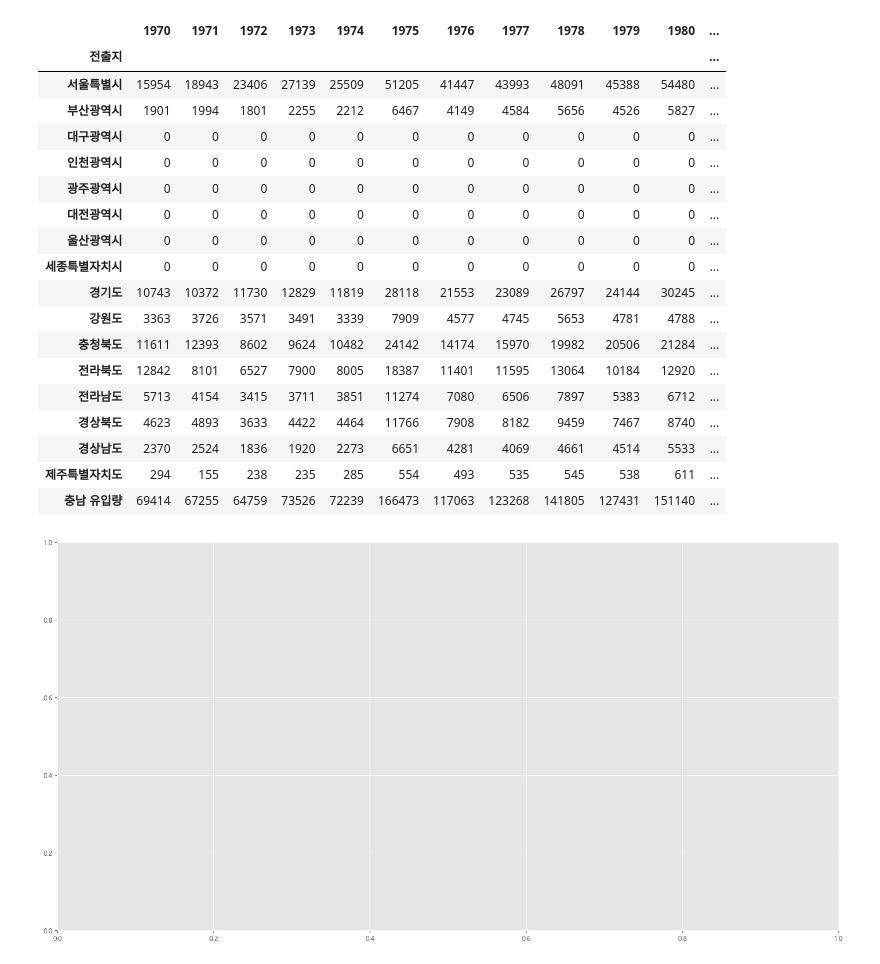
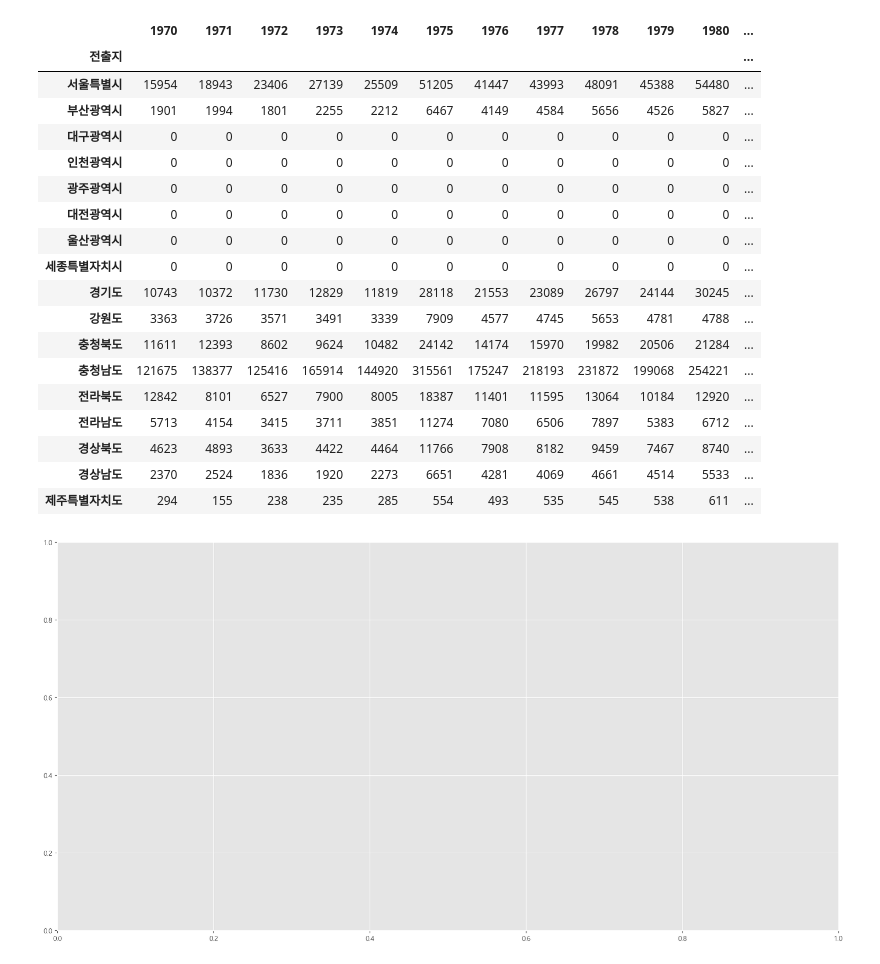
Before and after one commit to yjs3402/python_YJS, a Jupyter notebook: 판다스/판다스천안유입.ipynb, the cells around one changed output. Saved outputs shown, nothing was run; the diff lists cells and outputs as text; code cells hidden in the pictures.

```diff
--- a/판다스/판다스천안유입.ipynb
+++ b/판다스/판다스천안유입.ipynb
@@ -20,73 +20,73 @@ pd.set_option('display.max_columns', None)
 pd.set_option('display.max_rows', None)
 # %%
 # to_choongnam : 충남 인구 유입량, choongnam_to : 충남 인구 유출량
-mask_to_choongnam = (df['전출지별'] != '충청남도') & (df['전입지별'] == '충청남도')
+mask_to_choongnam = (df['전입지별'] == '충청남도')
 mask_choongnam_to = (df['전출지별'] == '충청남도') & (df['전입지별'] != '충청남도')
 
-##################################충남 인구 유입량 처리#######################################
+# ##################################충남 인구 유입량 처리#######################################
 # df_to_choongnam : 충남 인구 유입량
 df_to_choongnam = df[mask_to_choongnam]
 df_to_choongnam = df_to_choongnam[1:]
 df_to_choongnam = df_to_choongnam.drop(['전입지별'], axis=1)
 df_to_choongnam = df_to_choongnam.rename({'전출지별' : '전출지'}, axis=1)
 df_to_choongnam = df_to_choongnam.set_index('전출지')
 
-# '충남 유입량' index 추가
-df_to_choongnam.loc['충남 유입량', :] = 0
+# # '충남 유입량' index 추가
+# df_to_choongnam.loc['충남 유입량', :] = 0
 
-# 빈칸 값 0으로 대체하기
-for i in range(len(df_to_choongnam['1970']) - 1):
-    for j in range(len(df_to_choongnam.iloc[0])):
-        if(df_to_choongnam.iloc[i,j] == '-'):
-            df_to_choongnam.iloc[i,j] = 0
+# # 빈칸 값 0으로 대체하기
+# for i in range(len(df_to_choongnam['1970']) - 1):
+#     for j in range(len(df_to_choongnam.iloc[0])):
+#         if(df_to_choongnam.iloc[i,j] == '-'):
+#             df_to_choongnam.iloc[i,j] = 0
 
-# 충남 유입량 계산
-for i in range(len(df_to_choongnam['1970']) - 1):
-    df_to_choongnam.loc['충남 유입량', :] += df_to_choongnam.iloc[i]
-############################################################################################
-# df_choongnam_to : 충남 인구 유출량
-df_choongnam_to = df[mask_choongnam_to]
-df_choongnam_to = df_choongnam_to[1:]
-df_choongnam_to = df_choongnam_to.drop(['전출지별'], axis=1)
-df_choongnam_to = df_choongnam_to.rename({'전입지별' : '전입지'}, axis=1)
-df_choongnam_to = df_choongnam_to.set_index('전입지')
+# # 충남 유입량 계산
+# for i in range(len(df_to_choongnam['1970']) - 1):
+#     df_to_choongnam.loc['충남 유입량', :] += df_to_choongnam.iloc[i]
+# ############################################################################################
+# # df_choongnam_to : 충남 인구 유출량
+# df_choongnam_to = df[mask_choongnam_to]
+# df_choongnam_to = df_choongnam_to[1:]
+# df_choongnam_to = df_choongnam_to.drop(['전출지별'], axis=1)
+# df_choongnam_to = df_choongnam_to.rename({'전입지별' : '전입지'}, axis=1)
+# df_choongnam_to = df_choongnam_to.set_index('전입지')
 
-# '충남 유출량' index 추가
-df_choongnam_to.loc['충남 유출량', :] = 0
+# # '충남 유출량' index 추가
+# df_choongnam_to.loc['충남 유출량', :] = 0
 
-# 빈칸 값 0으로 대체하기
-for i in range(len(df_choongnam_to['1970']) - 1):
-    for j in range(len(df_choongnam_to.iloc[0])):
-        if(df_choongnam_to.iloc[i,j] == '-'):
-            df_choongnam_to.iloc[i,j] = 0
+# # 빈칸 값 0으로 대체하기
+# for i in range(len(df_choongnam_to['1970']) - 1):
+#     for j in range(len(df_choongnam_to.iloc[0])):
+#         if(df_choongnam_to.iloc[i,j] == '-'):
+#             df_choongnam_to.iloc[i,j] = 0
 
 
-# 충남 유출량 계산
-for i in range(len(df_choongnam_to['1970']) - 1):
-    df_choongnam_to.loc['충남 유출량', :] += df_choongnam_to.iloc[i]
-##############################################################################################
+# # 충남 유출량 계산
+# for i in range(len(df_choongnam_to['1970']) - 1):
+#     df_choongnam_to.loc['충남 유출량', :] += df_choongnam_to.iloc[i]
+# ##############################################################################################
 
 df_to_choongnam
 # %% [output]
 |  | 1970 | 1971 | 1972 | 1973 | 1974 | 1975 | 1976 | 1977 | 1978 | 1979 | 1980 | ... |
 | 전출지 |  |  |  |  |  |  |  |  |  |  |  | ... |
 | 서울특별시 | 15954 | 18943 | 23406 | 27139 | 25509 | 51205 | 41447 | 43993 | 48091 | 45388 | 54480 | ... |
 | 부산광역시 | 1901 | 1994 | 1801 | 2255 | 2212 | 6467 | 4149 | 4584 | 5656 | 4526 | 5827 | ... |
 | 대구광역시 | 0 | 0 | 0 | 0 | 0 | 0 | 0 | 0 | 0 | 0 | 0 | ... |
 | 인천광역시 | 0 | 0 | 0 | 0 | 0 | 0 | 0 | 0 | 0 | 0 | 0 | ... |
 | 광주광역시 | 0 | 0 | 0 | 0 | 0 | 0 | 0 | 0 | 0 | 0 | 0 | ... |
 | 대전광역시 | 0 | 0 | 0 | 0 | 0 | 0 | 0 | 0 | 0 | 0 | 0 | ... |
 | 울산광역시 | 0 | 0 | 0 | 0 | 0 | 0 | 0 | 0 | 0 | 0 | 0 | ... |
 | 세종특별자치시 | 0 | 0 | 0 | 0 | 0 | 0 | 0 | 0 | 0 | 0 | 0 | ... |
 | 경기도 | 10743 | 10372 | 11730 | 12829 | 11819 | 28118 | 21553 | 23089 | 26797 | 24144 | 30245 | ... |
 | 강원도 | 3363 | 3726 | 3571 | 3491 | 3339 | 7909 | 4577 | 4745 | 5653 | 4781 | 4788 | ... |
 | 충청북도 | 11611 | 12393 | 8602 | 9624 | 10482 | 24142 | 14174 | 15970 | 19982 | 20506 | 21284 | ... |
+| 충청남도 | 121675 | 138377 | 125416 | 165914 | 144920 | 315561 | 175247 | 218193 | 231872 | 199068 | 254221 | ... |
 | 전라북도 | 12842 | 8101 | 6527 | 7900 | 8005 | 18387 | 11401 | 11595 | 13064 | 10184 | 12920 | ... |
 | 전라남도 | 5713 | 4154 | 3415 | 3711 | 3851 | 11274 | 7080 | 6506 | 7897 | 5383 | 6712 | ... |
 | 경상북도 | 4623 | 4893 | 3633 | 4422 | 4464 | 11766 | 7908 | 8182 | 9459 | 7467 | 8740 | ... |
 | 경상남도 | 2370 | 2524 | 1836 | 1920 | 2273 | 6651 | 4281 | 4069 | 4661 | 4514 | 5533 | ... |
 | 제주특별자치도 | 294 | 155 | 238 | 235 | 285 | 554 | 493 | 535 | 545 | 538 | 611 | ... |
-| 충남 유입량 | 69414 | 67255 | 64759 | 73526 | 72239 | 166473 | 117063 | 123268 | 141805 | 127431 | 151140 | ... |
 # %%
 # 축 년도
 col_years = list(map(str, range(1970, 2018)))
```
Also changed, not shown: parts of 4 cells of this notebook.
